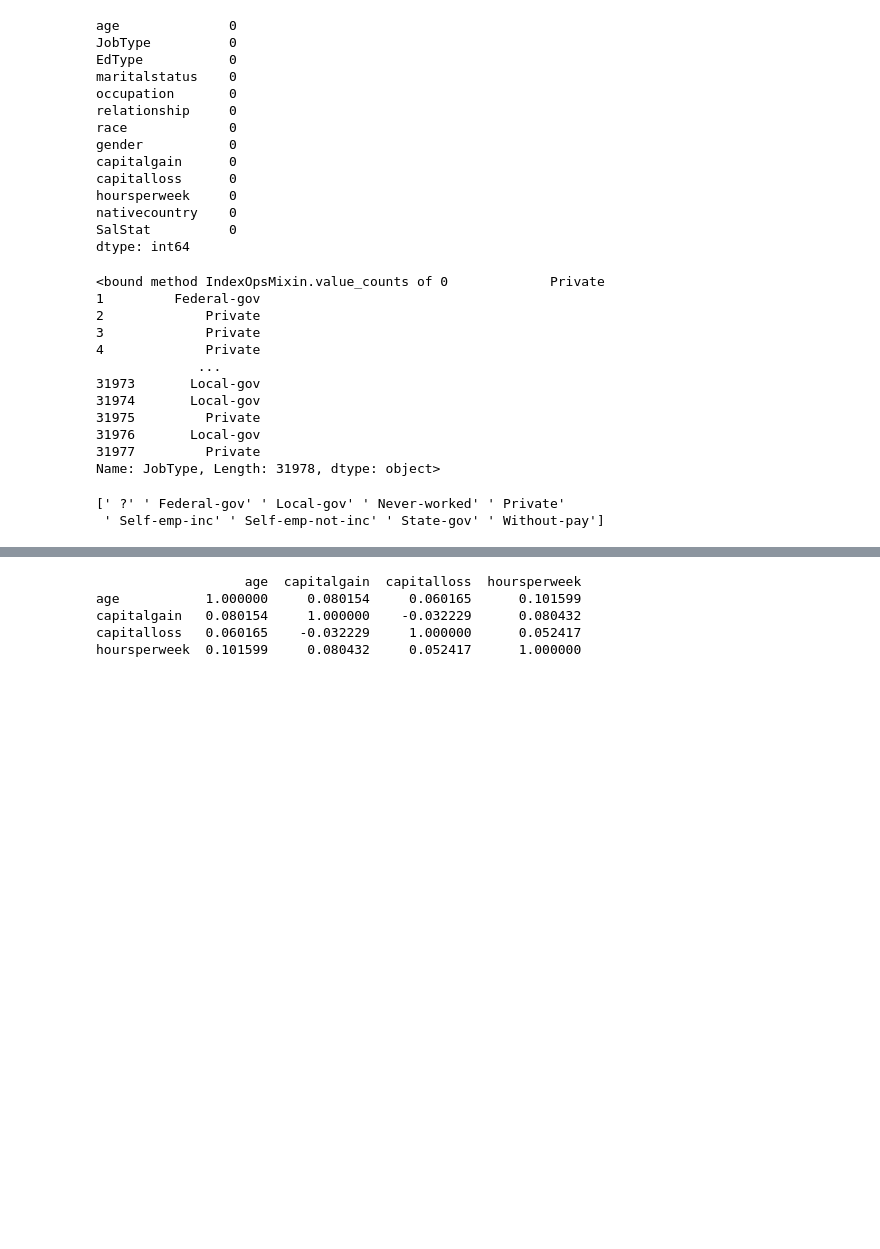
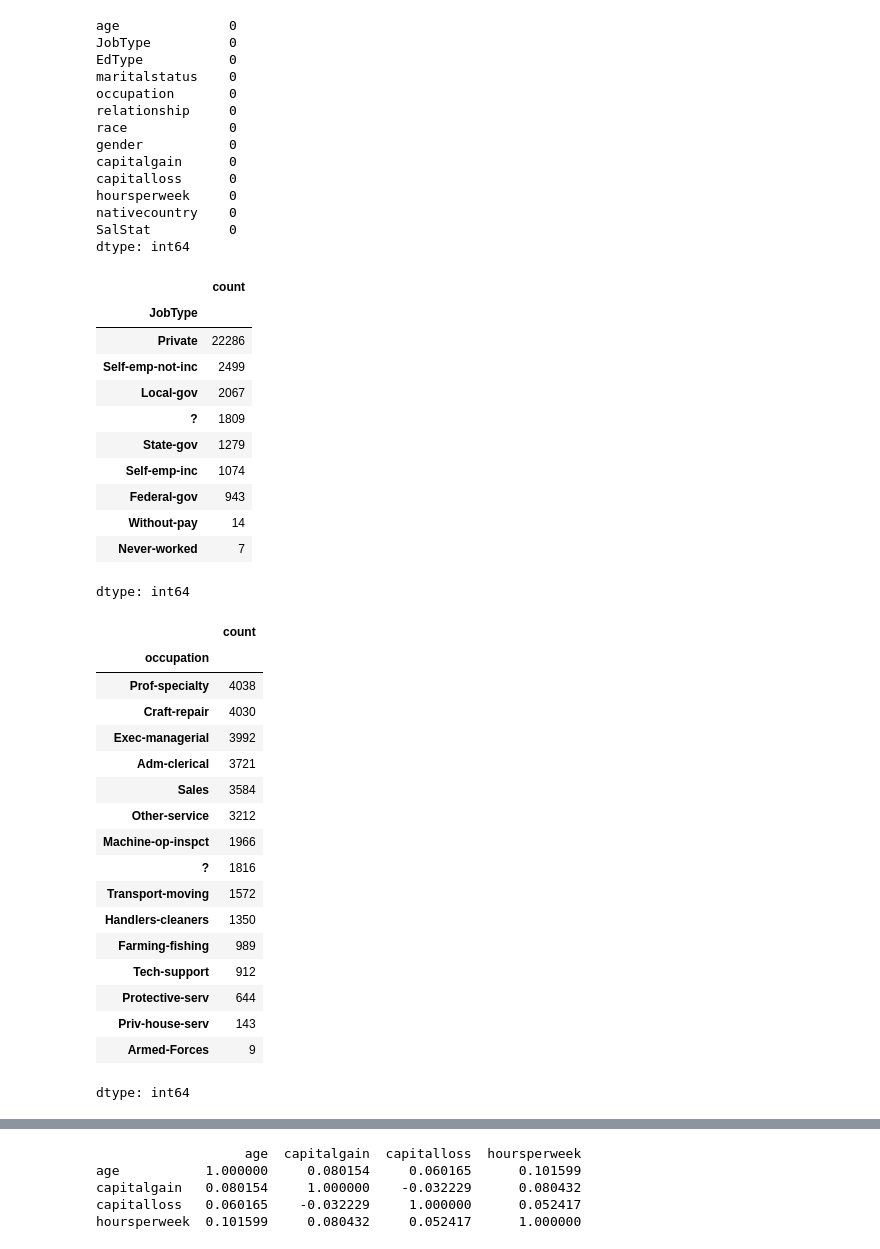
Before and after one commit to Anamika-18/Project_Subsidy, a Jupyter notebook: Project_subsidy.ipynb, the cells around one changed output, grey strips where cells are left out. Drawn from its saved outputs; the diff is of its cells as text; code cells hidden in the pictures; blank space fills up the shorter version.

```diff
--- a/Project_subsidy.ipynb
+++ b/Project_subsidy.ipynb
@@ -38,3 +22,5 @@ User uploaded file "income(1).csv" with length 4218835 bytes
+# %%
+data_set = pd.read_csv('https://raw.githubusercontent.com/Anamika-18/Project_Subsidy/main/income(1).csv')
 # %%
 data = data_set.copy()
 # %%
@@ -105,27 +91,40 @@ dtype: int64
 # %%
 #handling NAN
 # %%
-data['JobType'].value_counts
+data['JobType'].value_counts()
 # %% [output]
+|  | count |
+| JobType |  |
+| Private | 22286 |
+| Self-emp-not-inc | 2499 |
+| Local-gov | 2067 |
+| ? | 1809 |
+| State-gov | 1279 |
+| Self-emp-inc | 1074 |
+| Federal-gov | 943 |
+| Without-pay | 14 |
+| Never-worked | 7 |
-<bound method IndexOpsMixin.value_counts of 0             Private
-1         Federal-gov
-2             Private
-3             Private
-4             Private
-             ...
-31973       Local-gov
-31974       Local-gov
-31975         Private
-31976       Local-gov
-31977         Private
-Name: JobType, Length: 31978, dtype: object>
+dtype: int64
-# %%
-print(np.unique(data['JobType']))
-# %% [output]
-[' ?' ' Federal-gov' ' Local-gov' ' Never-worked' ' Private'
- ' Self-emp-inc' ' Self-emp-not-inc' ' State-gov' ' Without-pay']
-# %%
-import io
-data = pd.read_csv(io.StringIO(uploaded['income(1).csv'].decode('utf-8')) , na_values = [' ?'])
+# %%
+data['occupation'].value_counts()
+# %% [output]
+|  | count |
+| occupation |  |
+| Prof-specialty | 4038 |
+| Craft-repair | 4030 |
+| Exec-managerial | 3992 |
+| Adm-clerical | 3721 |
+| Sales | 3584 |
+| Other-service | 3212 |
+| Machine-op-inspct | 1966 |
+| ? | 1816 |
+| Transport-moving | 1572 |
+| Handlers-cleaners | 1350 |
+| Farming-fishing | 989 |
+| Tech-support | 912 |
+| Protective-serv | 644 |
+| Priv-house-serv | 143 |
+| Armed-Forces | 9 |
+dtype: int64
 # %%
 #data preprocessing
```
Also changed, not shown: parts of 21 cells of this notebook.
